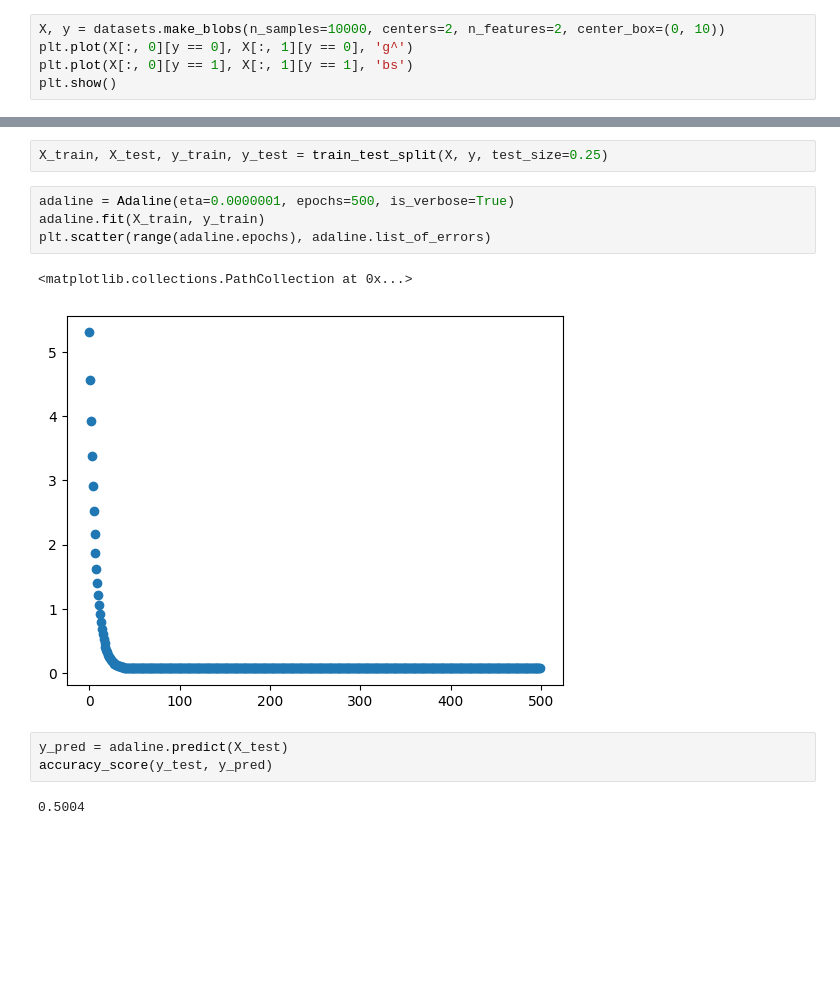
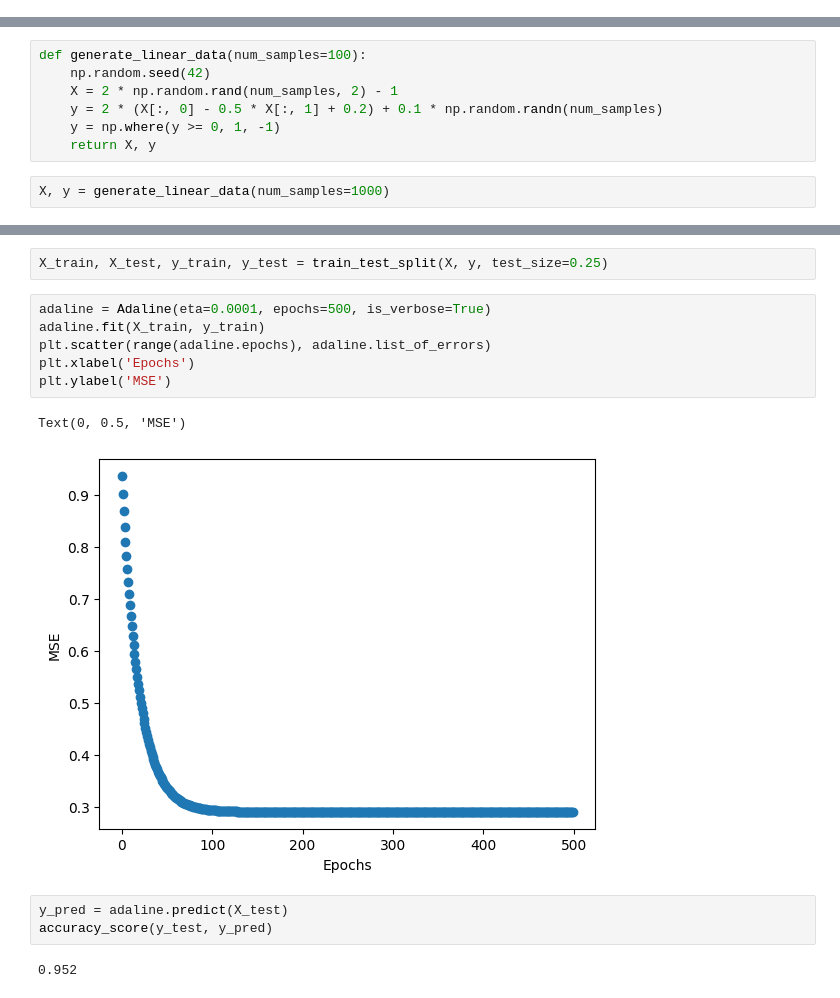
Before and after one commit to PeWeX47/Adaptive-Linear-Neuron-Implementation, a Jupyter notebook: adaline-test.ipynb, the cells around one changed output, grey strips where cells are left out. Drawn from its saved outputs; the diff is of its cells as text; blank space fills up the shorter version.

Commit message:
Test on linear data

```diff
--- a/adaline-test.ipynb
+++ b/adaline-test.ipynb
@@ -5,8 +5,3 @@ import matplotlib.pyplot as plt
 import numpy as np
 from sklearn import datasets
 from sklearn.metrics import accuracy_score
-# %%
-X, y = datasets.make_blobs(n_samples=10000, centers=2, n_features=2, center_box=(0, 10))
-plt.plot(X[:, 0][y == 0], X[:, 1][y == 0], 'g^')
-plt.plot(X[:, 0][y == 1], X[:, 1][y == 1], 'bs')
-plt.show()
@@ -14,0 +8,9 @@ plt.show()
+# %%
+def generate_linear_data(num_samples=100):
+    np.random.seed(42)
+    X = 2 * np.random.rand(num_samples, 2) - 1
+    y = 2 * (X[:, 0] - 0.5 * X[:, 1] + 0.2) + 0.1 * np.random.randn(num_samples)
+    y = np.where(y >= 0, 1, -1)
+    return X, y
+# %%
+X, y = generate_linear_data(num_samples=1000)
@@ -15,14 +27,16 @@ plt.show()
 # %%
 X_train, X_test, y_train, y_test = train_test_split(X, y, test_size=0.25)
 # %%
-adaline = Adaline(eta=0.0000001, epochs=500, is_verbose=True)
+adaline = Adaline(eta=0.0001, epochs=500, is_verbose=True)
 adaline.fit(X_train, y_train)
 plt.scatter(range(adaline.epochs), adaline.list_of_errors)
+plt.xlabel('Epochs')
+plt.ylabel('MSE')
 # %% [output]
-<matplotlib.collections.PathCollection at 0x...>
+Text(0, 0.5, 'MSE')
-[figure, old version]
+[figure, new version]
 # %%
 y_pred = adaline.predict(X_test)
 accuracy_score(y_test, y_pred)
 # %% [output]
-0.5004
+0.952
```
Also changed, not shown: parts of 2 cells of this notebook.
